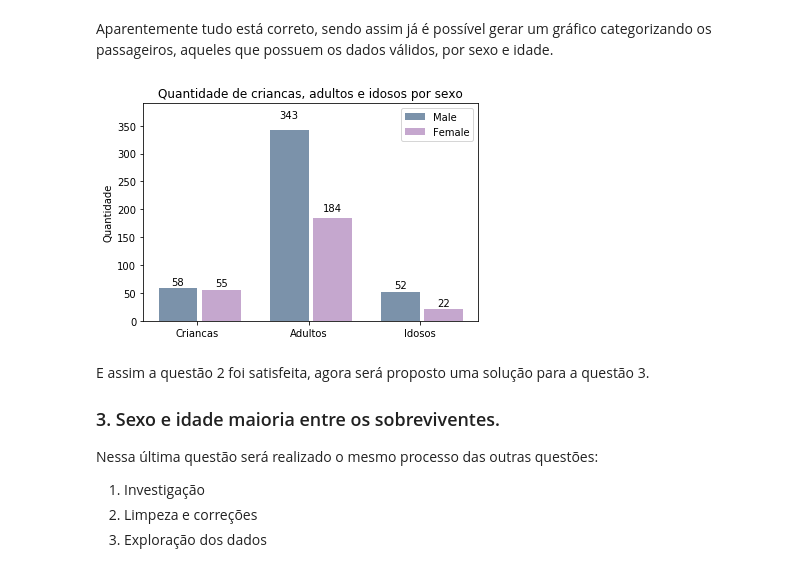
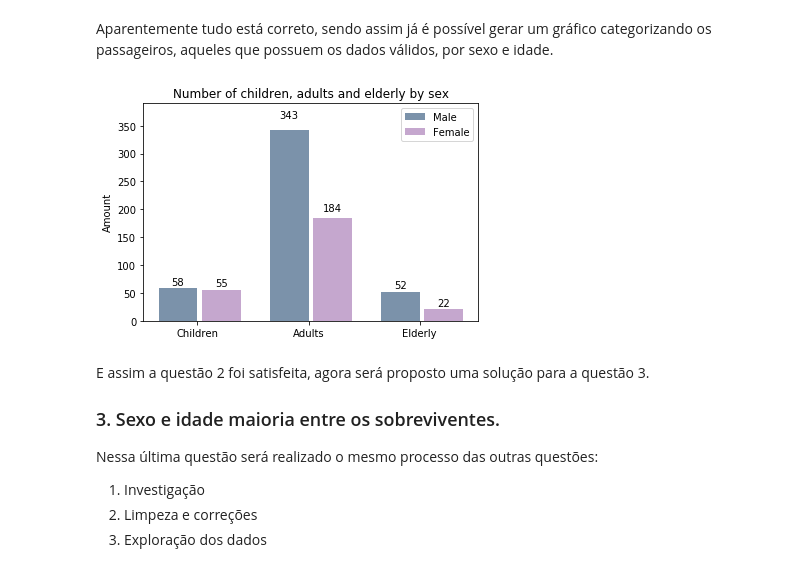
Before and after one commit to Manyizi101/udacity-data-analyst-nanodegree-1, a Jupyter notebook: project2/udacity-project2-titanic-data.ipynb, the cells around one changed output. Saved outputs shown, nothing was run; the diff lists cells and outputs as text; code cells hidden in the pictures.

```diff
--- a/project2/udacity-project2-titanic-data.ipynb
+++ b/project2/udacity-project2-titanic-data.ipynb
@@ -100,13 +100,13 @@ rects1 = ax.bar(ind, males_count, width, color='#7b92aa')
 
 rects2 = ax.bar(ind + width + 0.04, females_count, width, color='#c5a7ce')
 
-ax.set_ylabel('Quantidade')
-ax.set_title('Quantidade de pessoas por sexo.')
-plt.xticks((ind, ind + width + 0.04), ('Masculino', 'Feminimo'))
+ax.set_ylabel('Amount')
+ax.set_title('Number of people per sex.')
+plt.xticks((ind, ind + width + 0.04), ('Male', 'Female'))
 #ax.set_xticklabels()
 ax.set_ylim([0, 650])
 
-ax.legend((rects1[0], rects2[0]), ('Masculino', 'Feminimo'))
+ax.legend((rects1[0], rects2[0]), ('Male', 'Female'))
 
 def autolabel(rects):
     """
@@ -340,37 +340,37 @@ males_sex = (boys_count, men_count, old_men_count)
 
 ind = numpy.arange(N)
 width = 0.35
 
 fig, ax = plt.subplots()
 rects1 = ax.bar(ind, males_sex, width, color='#7b92aa')
 
 females_sex = (girls_count, women_count, old_women_count)
 rects2 = ax.bar(ind + width + 0.04, females_sex, width, color='#c5a7ce')
 
-ax.set_ylabel('Quantidade')
-ax.set_title('Quantidade de criancas, adultos e idosos por sexo')
+ax.set_ylabel('Amount')
+ax.set_title('Number of children, adults and elderly by sex')
 ax.set_xticks(ind + width / 2)
-ax.set_xticklabels(('Criancas', 'Adultos', 'Idosos'))
+ax.set_xticklabels(('Children', 'Adults', 'Elderly'))
 ax.set_ylim([0, 390])
 
 ax.legend((rects1[0], rects2[0]), ('Male', 'Female'))
 
 def autolabel(rects):
     """
     Attach a text label above each bar displaying its height
     """
     for rect in rects:
         height = rect.get_height()
         ax.text(rect.get_x() + rect.get_width()/2., 1.05*height,
                 '%d' % int(height),
                 ha='center', va='bottom')
 
 autolabel(rects1)
 autolabel(rects2)
 
 plt.show()
 # %% [output]
-[figure, old version]
+[figure, new version]
 # %% [markdown]
 E assim a questão 2 foi satisfeita, agora será proposto uma solução para a questão 3.
 
```
Also changed, not shown: parts of 3 cells of this notebook.
